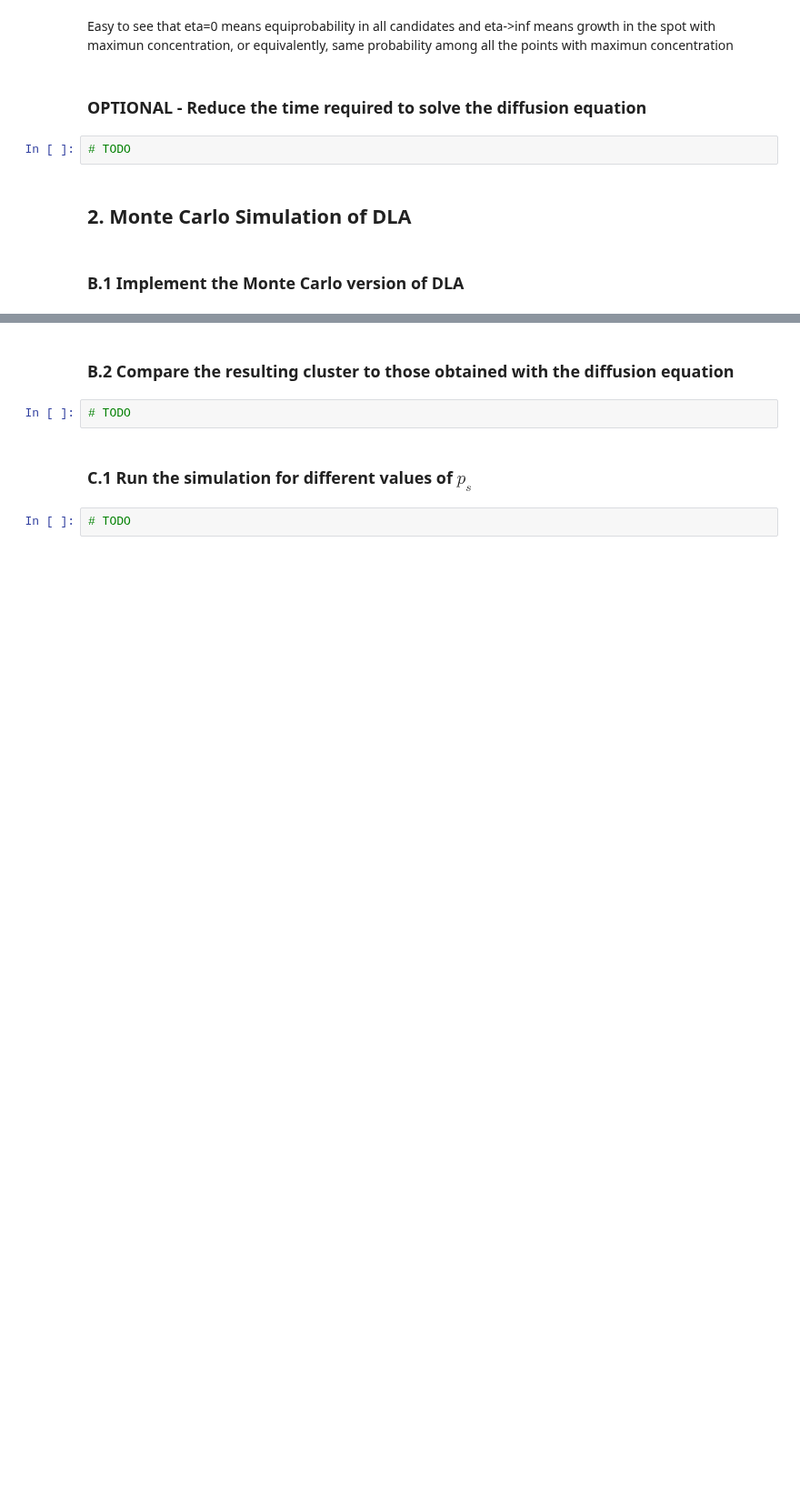
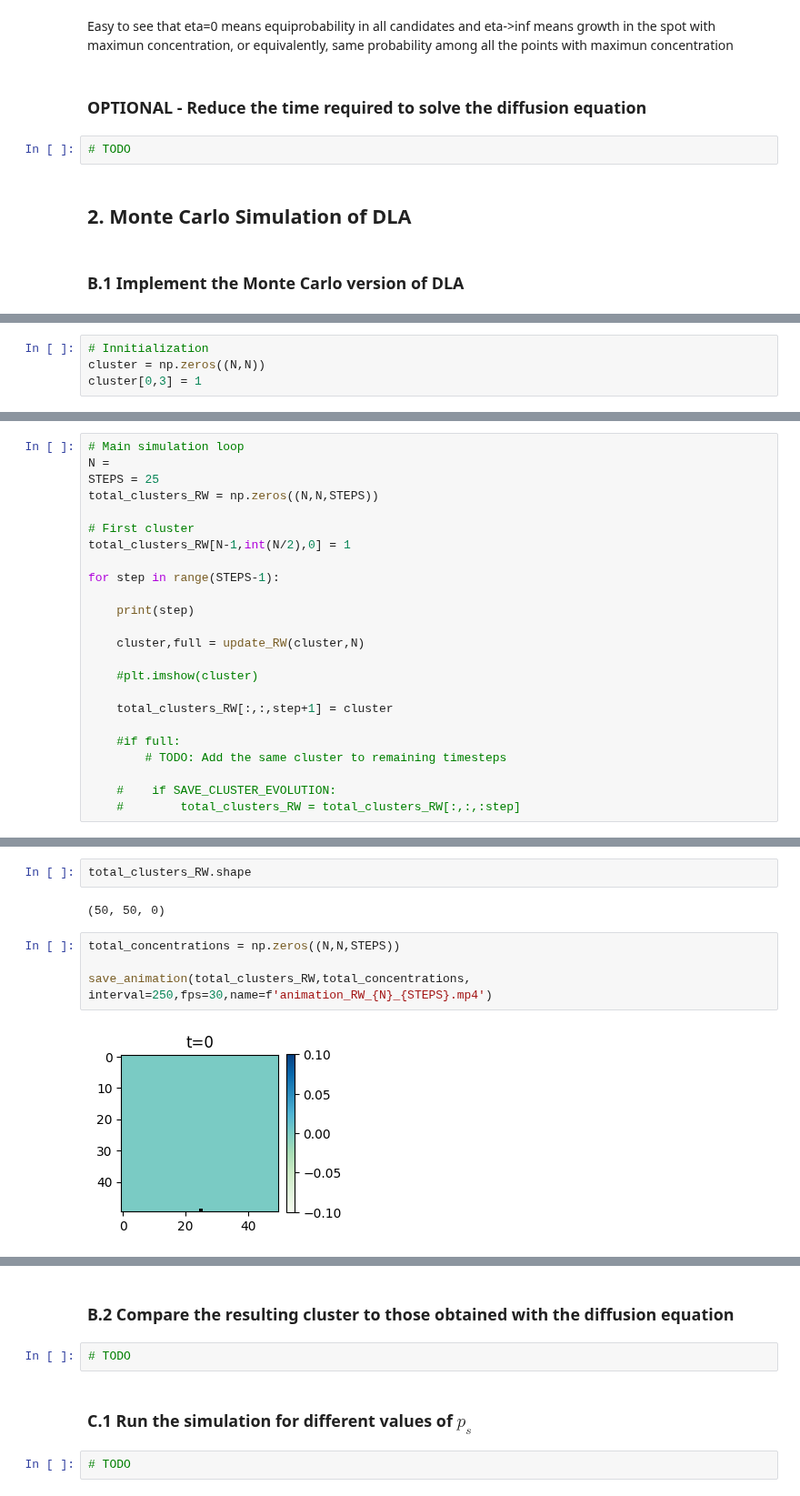
Before and after one commit to NitaiNijholt/ScientificComputing, a Jupyter notebook: assignment2_Pablo.ipynb, the cells around one changed output, grey strips where cells are left out. Shown at 91% size. Saved outputs shown, nothing was run; the diff lists cells and outputs as text; blank space fills up the shorter version.

```diff
--- a/assignment2_Pablo.ipynb
+++ b/assignment2_Pablo.ipynb
@@ -409,0 +418,4 @@ same probability among all the points with maximun concentration
+# %%
+# Innitialization
+cluster = np.zeros((N,N))
+cluster[0,3] = 1
@@ -409,0 +578,24 @@ same probability among all the points with maximun concentration
+# %%
+# Main simulation loop
+N =
+STEPS = 25
+total_clusters_RW = np.zeros((N,N,STEPS))
+
+# First cluster
+total_clusters_RW[N-1,int(N/2),0] = 1
+
+for step in range(STEPS-1):
+
+    print(step)
+
+    cluster,full = update_RW(cluster,N)
+
+    #plt.imshow(cluster)
+
+    total_clusters_RW[:,:,step+1] = cluster
+
+    #if full:
+        # TODO: Add the same cluster to remaining timesteps
+
+    #    if SAVE_CLUSTER_EVOLUTION:
+    #        total_clusters_RW = total_clusters_RW[:,:,:step]
@@ -409,0 +620,10 @@ same probability among all the points with maximun concentration
+# %%
+total_clusters_RW.shape
+# %% [output]
+(50, 50, 0)
+# %%
+total_concentrations = np.zeros((N,N,STEPS))
+
+save_animation(total_clusters_RW,total_concentrations, interval=250,fps=30,name=f'animation_RW_{N}_{STEPS}.mp4')
+# %% [output]
+[figure, added]
```
Also changed, not shown: parts of 10 cells of this notebook.
